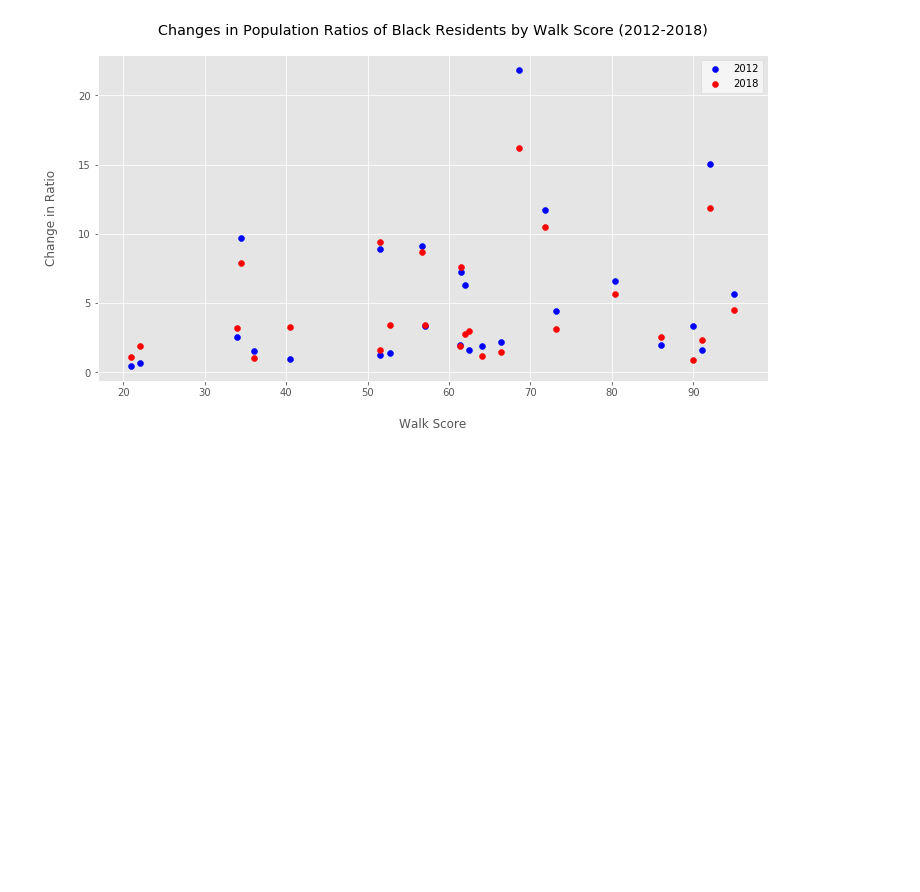
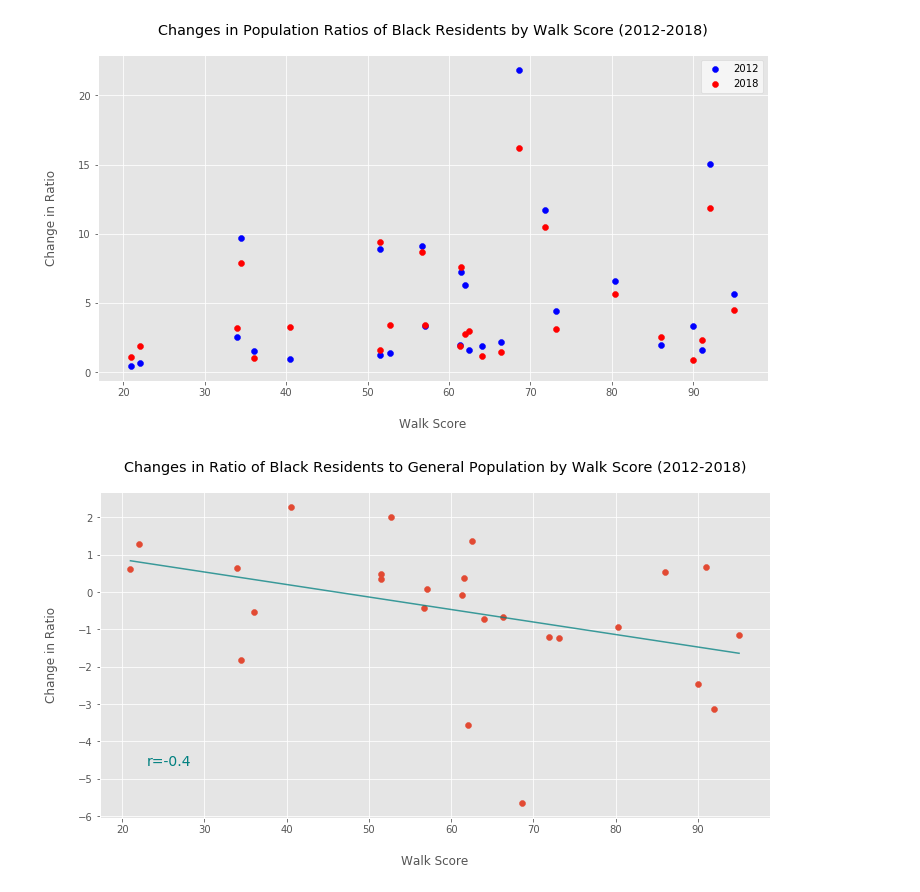
Before and after one commit to troypramsey/WalkabilityRaceIncome_InPortland_2012-2018, a Jupyter notebook: Scatterplots and Regressions.ipynb, the cells around one changed output. Saved outputs shown, nothing was run; the diff lists cells and outputs as text; code cells hidden in the pictures; blank space fills up the shorter version.

Commit message:
further scatterplot cleaning

```diff
--- a/Scatterplots and Regressions.ipynb
+++ b/Scatterplots and Regressions.ipynb
@@ -238,3 +219,26 @@ plt.savefig(path, format='png')
 plt.show()
 # %% [output]
 [figure]
+# %%
+plt.figure(figsize=(12,6))
+
+x = percentage_black_df['Walk Score']
+y = percentage_black_df['Black Population Ratio (2018)']-percentage_black_df['Black Population Ratio (2012)']
+
+plt.scatter(x, y)
+plt.xlabel('Walk Score', labelpad=20)
+plt.ylabel('Change in Ratio', labelpad=20)
+plt.title('Changes in Ratio of Black Residents to General Population by Walk Score (2012-2018)', pad=20)
+
+(slope, intercept, rvalue, pvalue, stderr) = linregress(x, y)
+regress_values = x * slope + intercept
+line_eq = "y = " + str(round(slope,2)) + "x + " + str(round(intercept,2))
+plt.plot(x, regress_values, color='teal', linestyle='solid', alpha=.75)
+plt.annotate(f"r={round(rvalue, 2)}", (x.min() + 2, y.min() + 1), fontsize=14,color="teal")
+
+path = f'Scatterplot Output/black_ratio.png'
+plt.savefig(path, format='png')
+
+plt.show()
+# %% [output]
+[figure, added]
```
Also changed, not shown: parts of 2 cells of this notebook, 3 other files.
